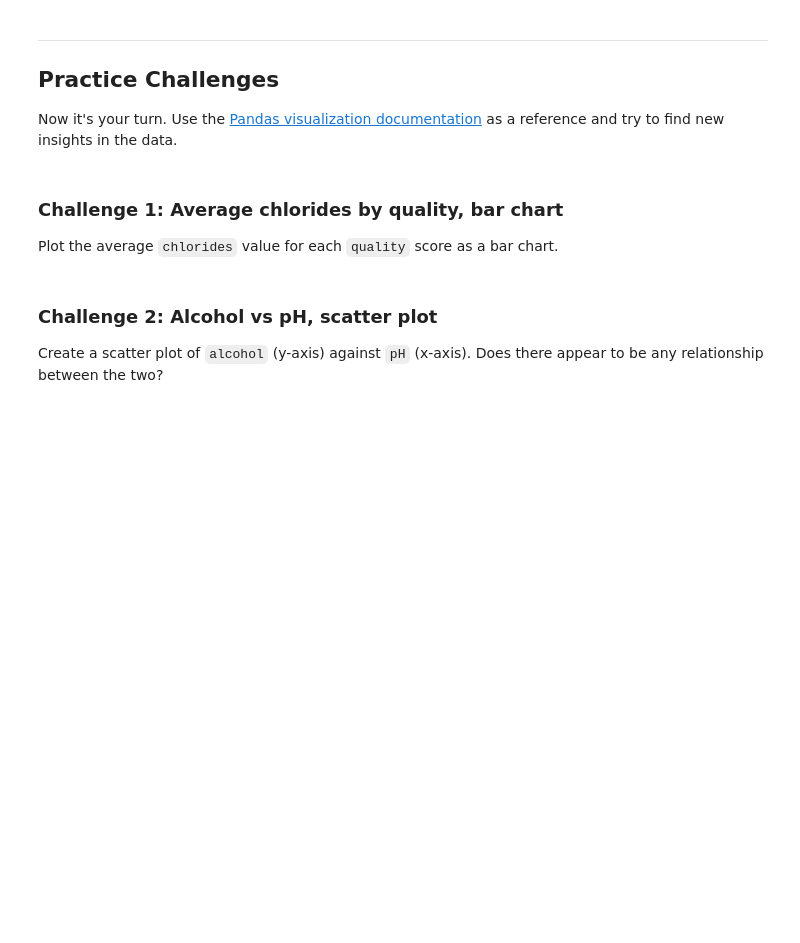
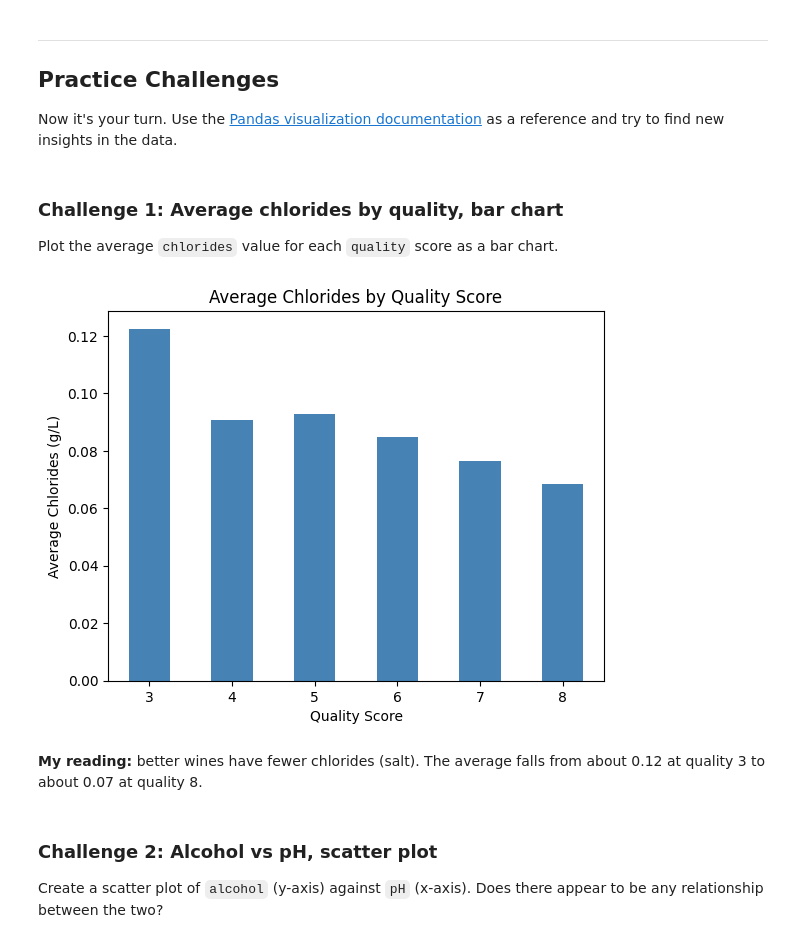
Before and after one commit to crsbln/ds-pandas-numpy, a Jupyter notebook: 1_Pandas/03_Introduction_to_Visualization.ipynb, the cells around one changed output. Cells and saved outputs as stored; diff of their text form; code cells hidden in the pictures; blank space fills up the shorter version.

```diff
--- a/1_Pandas/03_Introduction_to_Visualization.ipynb
+++ b/1_Pandas/03_Introduction_to_Visualization.ipynb
@@ -142,7 +166,19 @@ Now it's your turn. Use the [Pandas visualization documentation](https://pandas.
 
 Plot the average `chlorides` value for each `quality` score as a bar chart.
 # %%
-# YOUR CODE HERE
+# groupby -> mean -> plot: one bar per quality score
+df.groupby("quality")["chlorides"].mean().plot(
+    kind="bar", title="Average Chlorides by Quality Score",
+    color="steelblue", rot=0,
+)
+plt.xlabel("Quality Score")
+plt.ylabel("Average Chlorides (g/L)")
+plt.show()
+# %% [output]
+[figure, added]
+# %% [markdown]
+**My reading:** better wines have fewer chlorides (salt). The average falls from about 0.12 at
+quality 3 to about 0.07 at quality 8.
 # %% [markdown]
 ### Challenge 2: Alcohol vs pH, scatter plot
 
```
Also changed, not shown: parts of 16 cells of this notebook, 11 other files.
